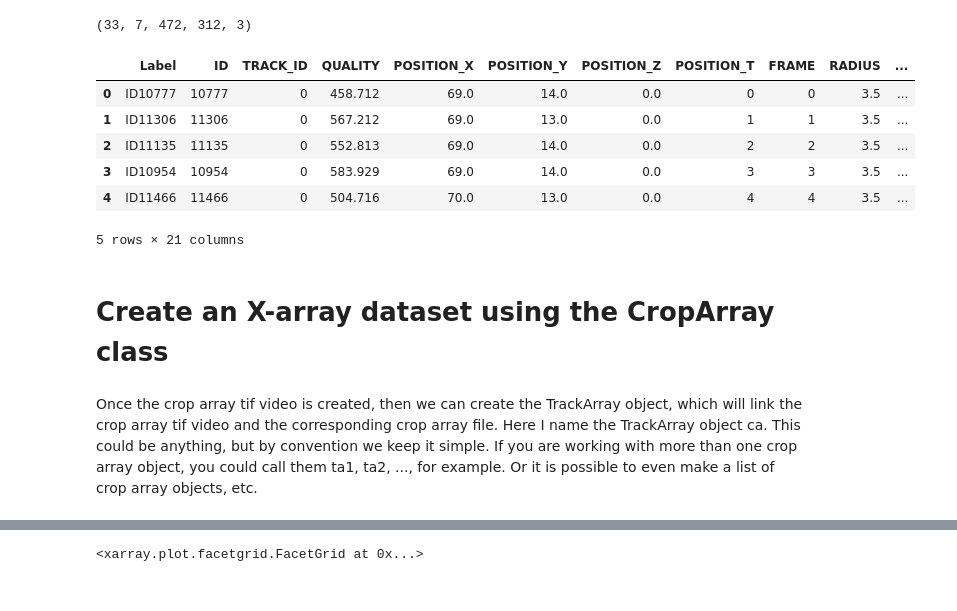
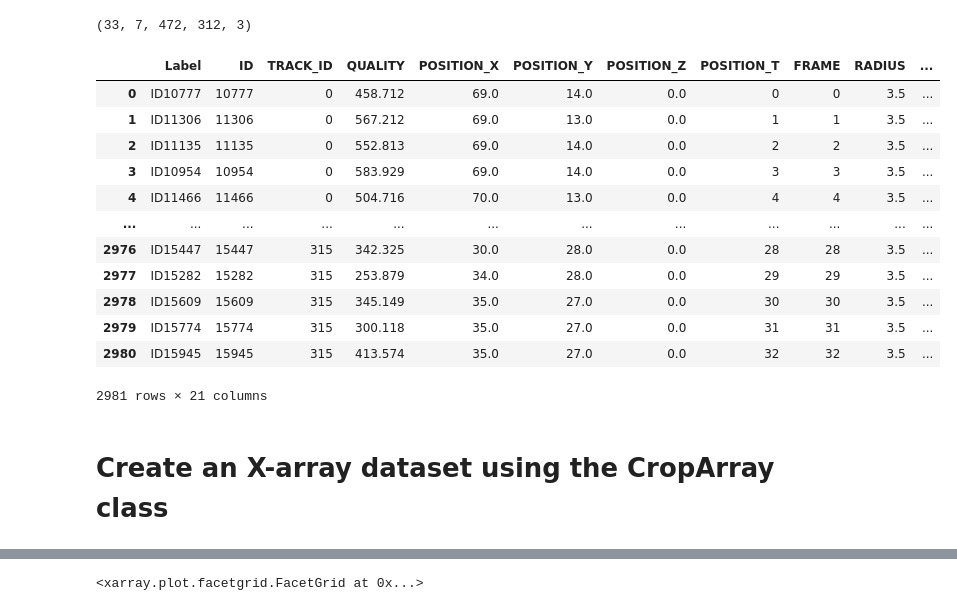
Before and after one commit to Colorado-State-University-Stasevich-Lab/croparray, a Jupyter notebook: notebooks/WorkingWithTrackArrays.ipynb, the cells around one changed output, grey strips where cells are left out. Cells and saved outputs as stored; diff of their text form; code cells hidden in the pictures.

```diff
--- a/notebooks/WorkingWithTrackArrays.ipynb
+++ b/notebooks/WorkingWithTrackArrays.ipynb
@@ -88,16 +88,22 @@ video_3D.shape
 # %%
 # Read in the tracking file that corresponds to the original 3D video
 # csv file can have many columns, but must have POSITION_X, POSITION_Y,
 tracks = pd.read_csv(os.path.join(video_3D_directory, crop_filename))
-tracks.head()
+tracks
 # %% [output]
 |  | Label | ID | TRACK_ID | QUALITY | POSITION_X | POSITION_Y | POSITION_Z | POSITION_T | FRAME | RADIUS | ... |
 | 0 | ID10777 | 10777 | 0 | 458.712 | 69.0 | 14.0 | 0.0 | 0 | 0 | 3.5 | ... |
 | 1 | ID11306 | 11306 | 0 | 567.212 | 69.0 | 13.0 | 0.0 | 1 | 1 | 3.5 | ... |
 | 2 | ID11135 | 11135 | 0 | 552.813 | 69.0 | 14.0 | 0.0 | 2 | 2 | 3.5 | ... |
 | 3 | ID10954 | 10954 | 0 | 583.929 | 69.0 | 14.0 | 0.0 | 3 | 3 | 3.5 | ... |
 | 4 | ID11466 | 11466 | 0 | 504.716 | 70.0 | 13.0 | 0.0 | 4 | 4 | 3.5 | ... |
+| ... | ... | ... | ... | ... | ... | ... | ... | ... | ... | ... | ... |
+| 2976 | ID15447 | 15447 | 315 | 342.325 | 30.0 | 28.0 | 0.0 | 28 | 28 | 3.5 | ... |
+| 2977 | ID15282 | 15282 | 315 | 253.879 | 34.0 | 28.0 | 0.0 | 29 | 29 | 3.5 | ... |
+| 2978 | ID15609 | 15609 | 315 | 345.149 | 35.0 | 27.0 | 0.0 | 30 | 30 | 3.5 | ... |
+| 2979 | ID15774 | 15774 | 315 | 300.118 | 35.0 | 27.0 | 0.0 | 31 | 31 | 3.5 | ... |
+| 2980 | ID15945 | 15945 | 315 | 413.574 | 35.0 | 27.0 | 0.0 | 32 | 32 | 3.5 | ... |
-5 rows × 21 columns
+2981 rows × 21 columns
 # %%
 # Create crop array tif video from the original 3D video
 # This only needs to be done once. Thereafter, can skip and just work with crop array itself
@@ -112,5 +119,3 @@ crop_array_df = pd.read_csv(os.path.join(video_3D_directory, crop_filename)) # R
-# %% [markdown]
-Once the crop array tif video is created, then we can create the TrackArray object, which will link the crop array tif video and the corresponding crop array file. Here I name the TrackArray object ca. This could be anything, but by convention we keep it simple. If you are working with more than one crop array object, you could call them ta1, ta2, ..., for example. Or it is possible to even make a list of crop array objects, etc.
 # %%
 # Create a crop array object:
 ca = CropArray(crop_array_vid, crop_array_df, crop_pad)
```
Also changed, not shown: parts of 22 cells of this notebook, 2 other files.
